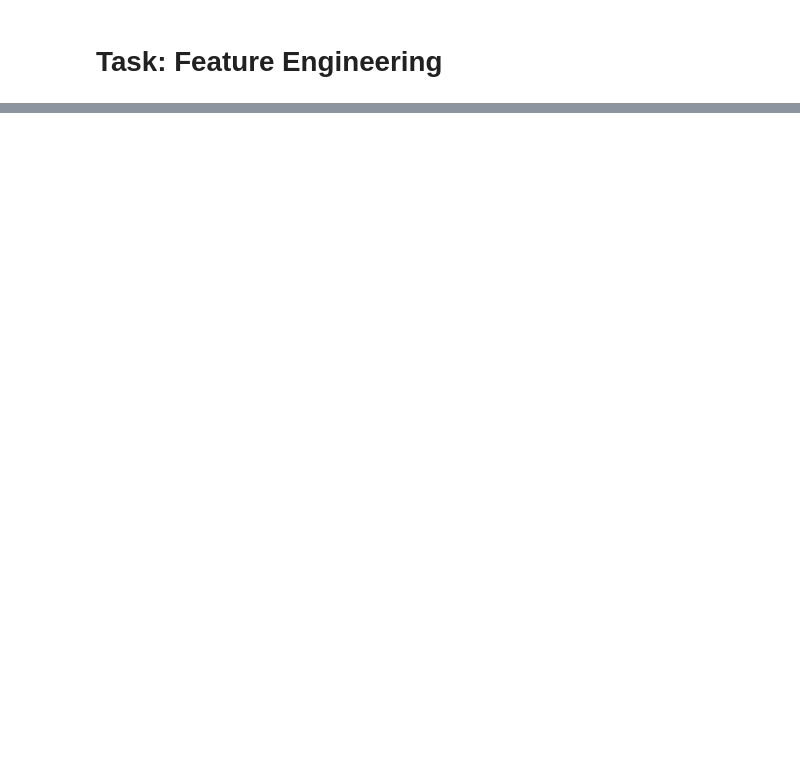
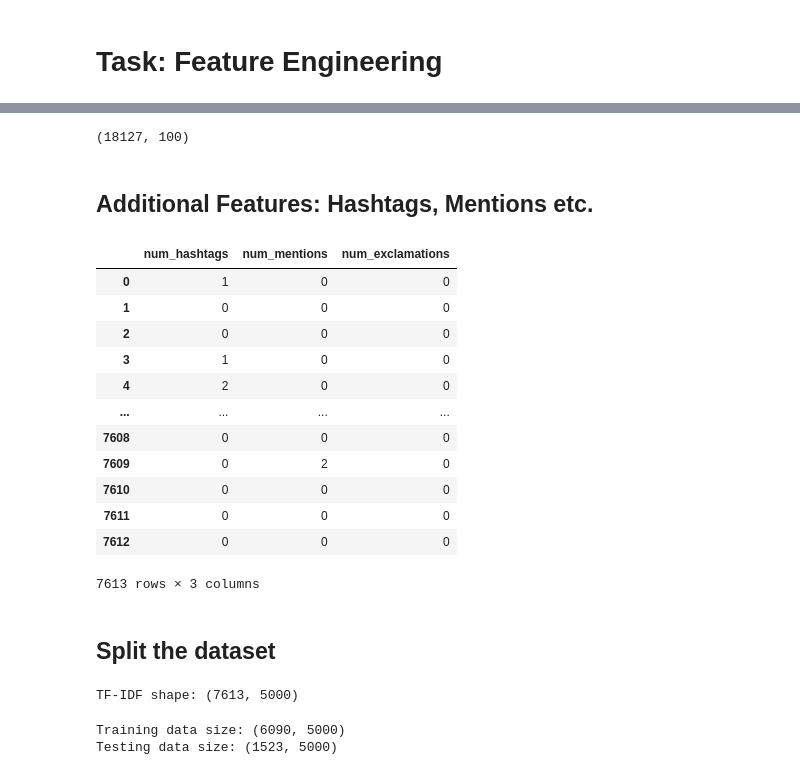
Before and after one commit to analysis86/NLP-Project-for-Disaster-Tweet-Classification, a Jupyter notebook: Note-Book/ Part 2_Feature Engineering and Model Selection.ipynb, the cells around one changed output, grey strips where cells are left out. Cells and saved outputs as stored; diff of their text form; code cells hidden in the pictures; blank space fills up the shorter version.

Commit message:
add data

```diff
--- a/Note-Book/ Part 2_Feature Engineering and Model Selection.ipynb
+++ b/Note-Book/ Part 2_Feature Engineering and Model Selection.ipynb
@@ -28,0 +225,33 @@ df.head(5)
+# %%
+embedding_matrix.shape
+# %% [output]
+(18127, 100)
+# %% [markdown]
+## Additional Features: Hashtags, Mentions etc.
+# %%
+# Function to calculate additional features
+def extract_additional_features(text):
+    num_hashtags = len(re.findall(r"#\w+", text))
+    num_mentions = len(re.findall(r"@\w+", text))
+    num_exclamations = len(re.findall(r"!\w+", text))
+    return pd.Series([num_hashtags, num_mentions, num_exclamations], index=['num_hashtags', 'num_mentions', 'num_exclamations'])
+# %%
+# Apply function to both training and test sets
+additional_future = df['text'].apply(extract_additional_features)
+additional_future
+# %% [output]
+|  | num_hashtags | num_mentions | num_exclamations |
+| 0 | 1 | 0 | 0 |
+| 1 | 0 | 0 | 0 |
+| 2 | 0 | 0 | 0 |
+| 3 | 1 | 0 | 0 |
+| 4 | 2 | 0 | 0 |
+| ... | ... | ... | ... |
+| 7608 | 0 | 0 | 0 |
+| 7609 | 0 | 2 | 0 |
+| 7610 | 0 | 0 | 0 |
+| 7611 | 0 | 0 | 0 |
+| 7612 | 0 | 0 | 0 |
+7613 rows × 3 columns
+# %% [markdown]
+## Split the dataset
@@ -28,0 +266,18 @@ df.head(5)
+# %%
+# Convert text data into numerical features using TF-IDF
+vectorizer = TfidfVectorizer(stop_words='english', max_features=5000)  # Use the 5000 most frequent words
+X_tfidf = vectorizer.fit_transform(X)
+
+print("TF-IDF shape:", X_tfidf.shape)
+# %% [output]
+TF-IDF shape: (7613, 5000)
+# %%
+# Split data into training and testing sets (80% training, 20% testing)
+X_train, X_test, y_train, y_test = train_test_split(X_tfidf, y, test_size=0.2, random_state=42)
+
+# Print shapes of the resulting datasets
+print(f"Training data size: {X_train.shape}")
+print(f"Testing data size: {X_test.shape}")
+# %% [output]
+Training data size: (6090, 5000)
+Testing data size: (1523, 5000)
```
Also changed, not shown: parts of 59 cells of this notebook, 2 other files.
